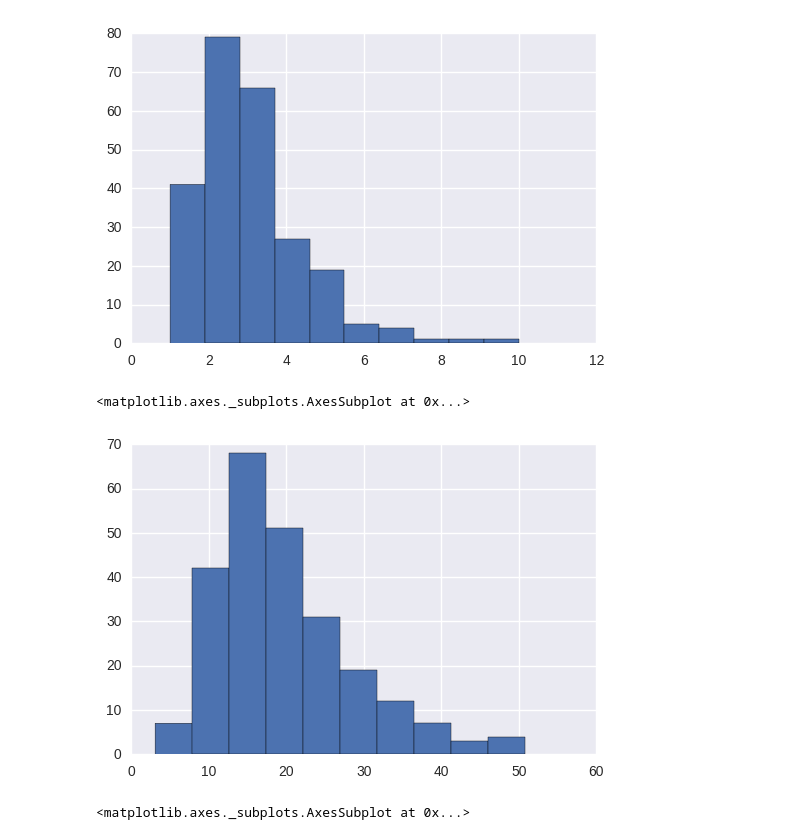
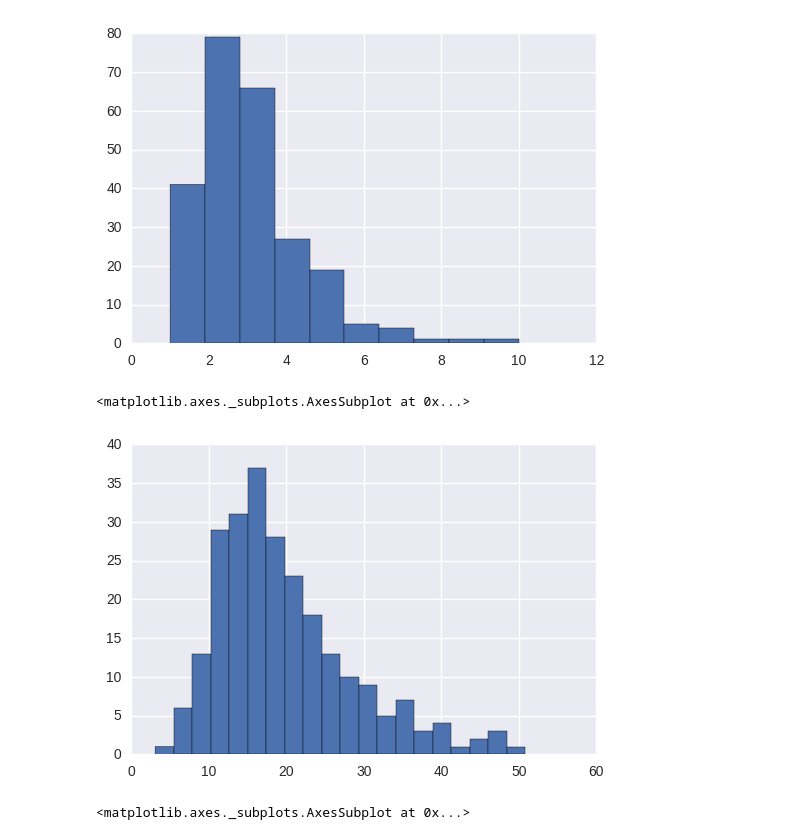
Before and after one commit to maiakovsky/ds_intro, a Jupyter notebook: intro_data_science.ipynb, the cells around one changed output. Drawn from its saved outputs; the diff is of its cells as text; code cells hidden in the pictures.

```diff
--- a/intro_data_science.ipynb
+++ b/intro_data_science.ipynb
@@ -407,10 +415,10 @@ tips.tip.hist()
 <matplotlib.axes._subplots.AxesSubplot at 0x...>
 [figure]
 # %%
-tips.total_bill.hist()
+tips.total_bill.hist(bins=20)
 # %% [output]
 <matplotlib.axes._subplots.AxesSubplot at 0x...>
-[figure, old version]
+[figure, new version]
 # %%
 tips.boxplot(column='tip', return_type='axes')
 # %% [output]
```
Also changed, not shown: parts of 25 cells of this notebook, 2 other files.
